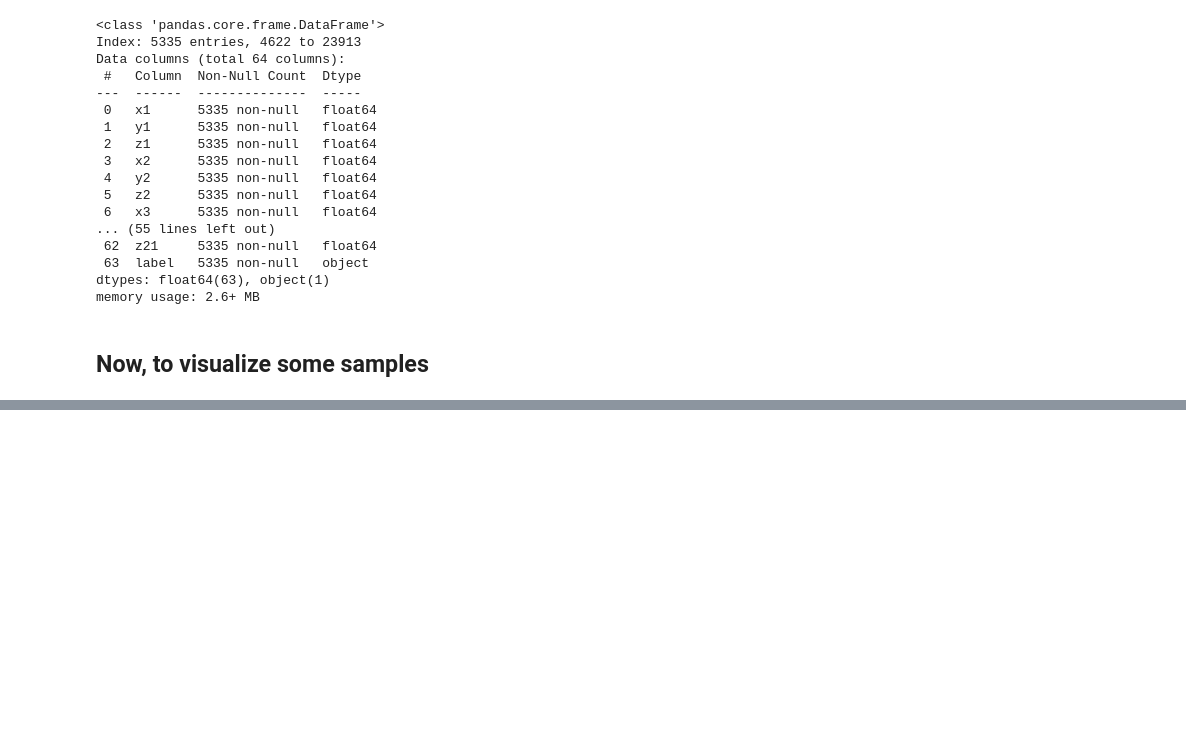
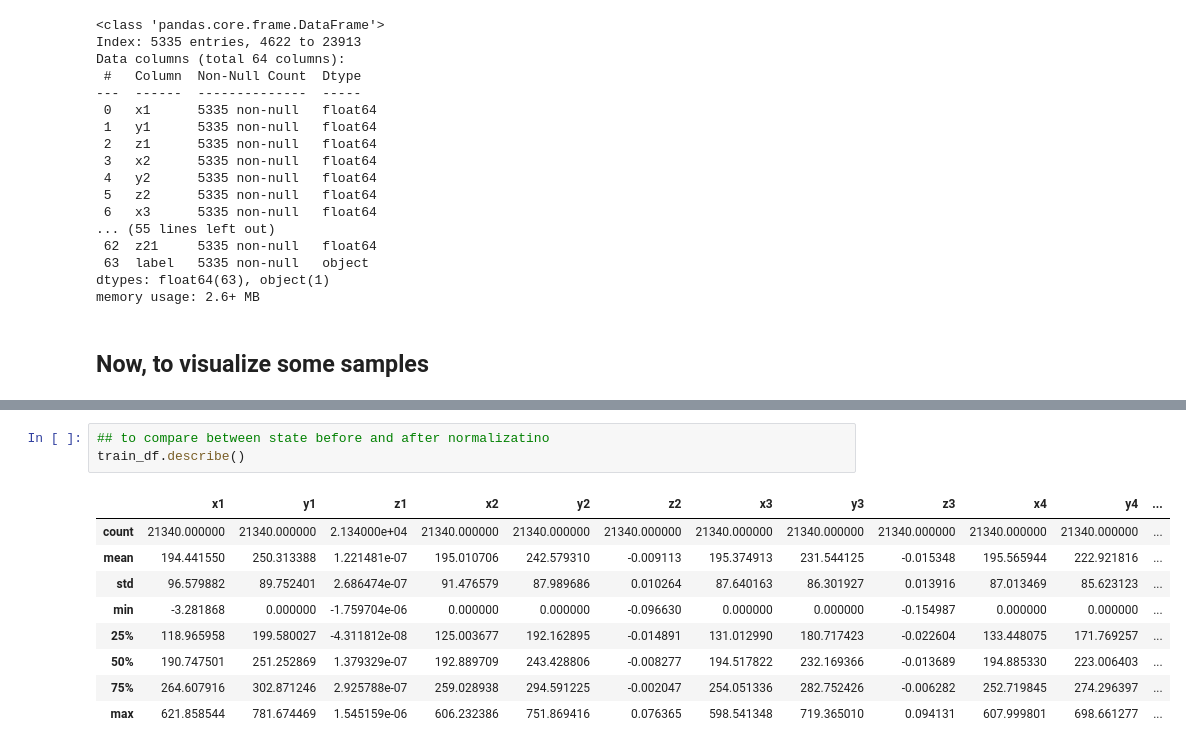
Before and after one commit to MahmoudSayed216/Hand-Gesture-Classification, a Jupyter notebook: notebook.ipynb, the cells around one changed output, grey strips where cells are left out. Saved outputs shown, nothing was run; the diff lists cells and outputs as text; blank space fills up the shorter version.

```diff
--- a/notebook.ipynb
+++ b/notebook.ipynb
@@ -312,0 +295,13 @@ visualize_grid_with_labels(X, y)
+# %%
+## to compare between state before and after normalizatino
+train_df.describe()
+# %% [output]
+|  | x1 | y1 | z1 | x2 | y2 | z2 | x3 | y3 | z3 | x4 | y4 | ... |
+| count | 21340.000000 | 21340.000000 | 2.134000e+04 | 21340.000000 | 21340.000000 | 21340.000000 | 21340.000000 | 21340.000000 | 21340.000000 | 21340.000000 | 21340.000000 | ... |
+| mean | 194.441550 | 250.313388 | 1.221481e-07 | 195.010706 | 242.579310 | -0.009113 | 195.374913 | 231.544125 | -0.015348 | 195.565944 | 222.921816 | ... |
+| std | 96.579882 | 89.752401 | 2.686474e-07 | 91.476579 | 87.989686 | 0.010264 | 87.640163 | 86.301927 | 0.013916 | 87.013469 | 85.623123 | ... |
+| min | -3.281868 | 0.000000 | -1.759704e-06 | 0.000000 | 0.000000 | -0.096630 | 0.000000 | 0.000000 | -0.154987 | 0.000000 | 0.000000 | ... |
+| 25% | 118.965958 | 199.580027 | -4.311812e-08 | 125.003677 | 192.162895 | -0.014891 | 131.012990 | 180.717423 | -0.022604 | 133.448075 | 171.769257 | ... |
+| 50% | 190.747501 | 251.252869 | 1.379329e-07 | 192.889709 | 243.428806 | -0.008277 | 194.517822 | 232.169366 | -0.013689 | 194.885330 | 223.006403 | ... |
+| 75% | 264.607916 | 302.871246 | 2.925788e-07 | 259.028938 | 294.591225 | -0.002047 | 254.051336 | 282.752426 | -0.006282 | 252.719845 | 274.296397 | ... |
+| max | 621.858544 | 781.674469 | 1.545159e-06 | 606.232386 | 751.869416 | 0.076365 | 598.541348 | 719.365010 | 0.094131 | 607.999801 | 698.661277 | ... |
```
Also changed, not shown: parts of 12 cells of this notebook.
